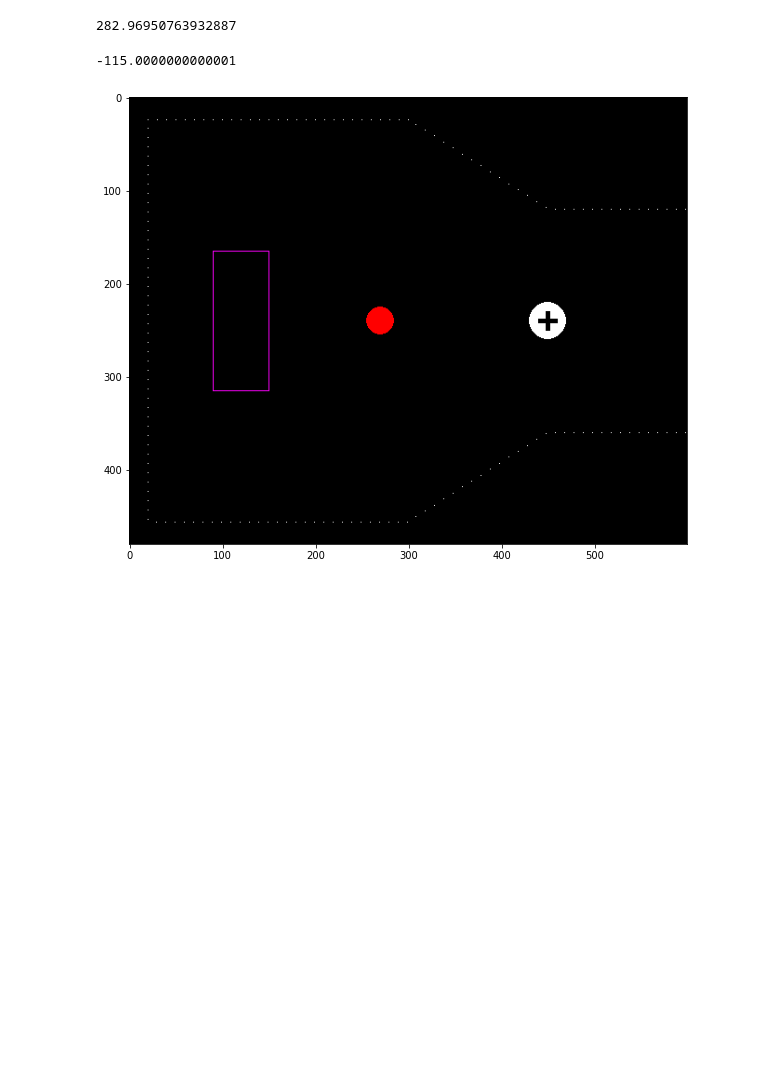
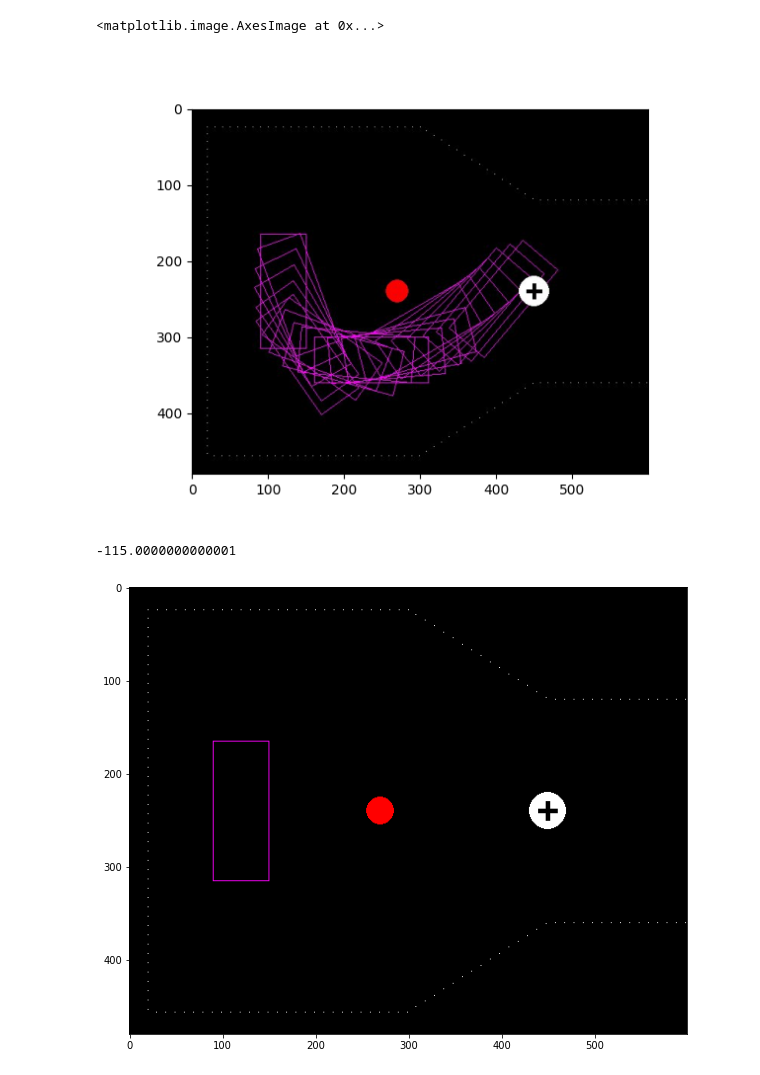
Before and after one commit to jihao2021/box-pushing, a Jupyter notebook: plotting.ipynb, the cells around one changed output. Cells and saved outputs as stored; diff of their text form; code cells hidden in the pictures; blank space fills up the shorter version.

```diff
--- a/plotting.ipynb
+++ b/plotting.ipynb
@@ -213,7 +216,11 @@ Text(0.5, 1.0, 'histogram of final theta')
 # %%
-last_y[0]
+seed = 33
+plt.figure()
+img = plt.imread(f"NUM_AGENT{str(num_agent).zfill(2)}{model_name}/{str(seed).zfill(4)}/screenshot/screenshot{str(seed).zfill(4)}.jpg")
+plt.imshow(img)
 # %% [output]
-282.96950763932887
+<matplotlib.image.AxesImage at 0x...>
+[figure, added]
 # %%
 last_theta[0]
 # %% [output]
```
Also changed, not shown: parts of 6 cells of this notebook, 2 other files.
